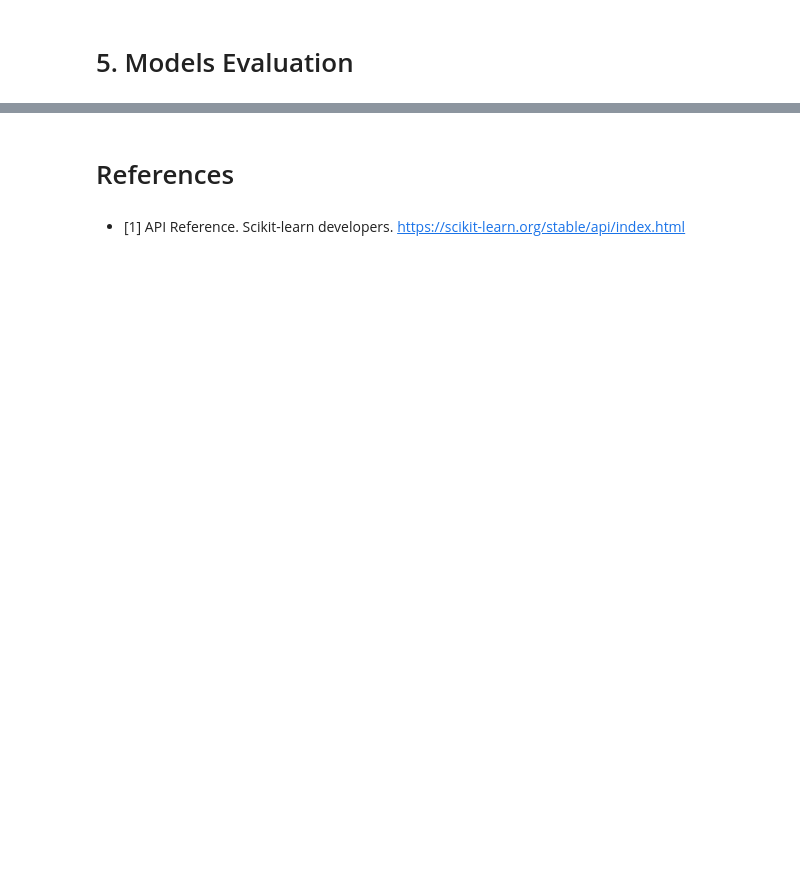
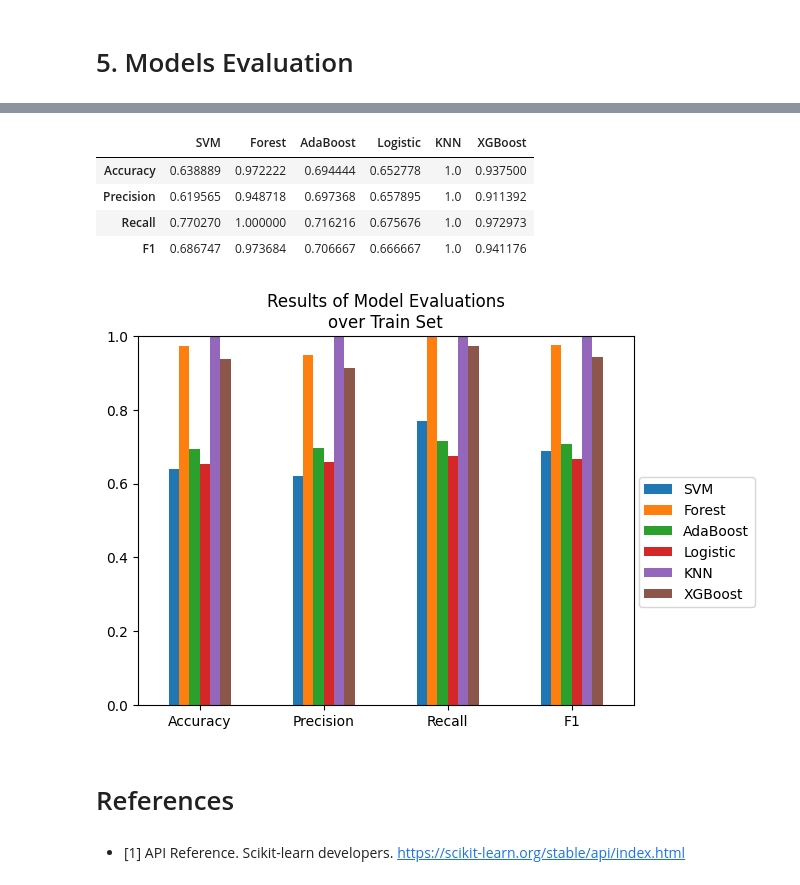
Before and after one commit to alexisuaguilaru/Plant_Growth_Model, a Jupyter notebook: Model/MachineLearningModel.ipynb, the cells around one changed output, grey strips where cells are left out. Cells and saved outputs as stored; diff of their text form; code cells hidden in the pictures; blank space fills up the shorter version.

```diff
--- a/Model/MachineLearningModel.ipynb
+++ b/Model/MachineLearningModel.ipynb
@@ -508,3 +511,14 @@ EvaluationsResults
+# %%
+# Evaluating models over train set
+
+EvaluateModelsOverDataset(Model_Architectures,X_train,y_train,'Train')
+# %% [output]
+|  | SVM | Forest | AdaBoost | Logistic | KNN | XGBoost |
+| Accuracy | 0.638889 | 0.972222 | 0.694444 | 0.652778 | 1.0 | 0.937500 |
+| Precision | 0.619565 | 0.948718 | 0.697368 | 0.657895 | 1.0 | 0.911392 |
+| Recall | 0.770270 | 1.000000 | 0.716216 | 0.675676 | 1.0 | 0.972973 |
+| F1 | 0.686747 | 0.973684 | 0.706667 | 0.666667 | 1.0 | 0.941176 |
+[figure, added]
 # %% [markdown]
 # References
 # %% [markdown]
```
Also changed, not shown: parts of 12 cells of this notebook, 7 other files.
